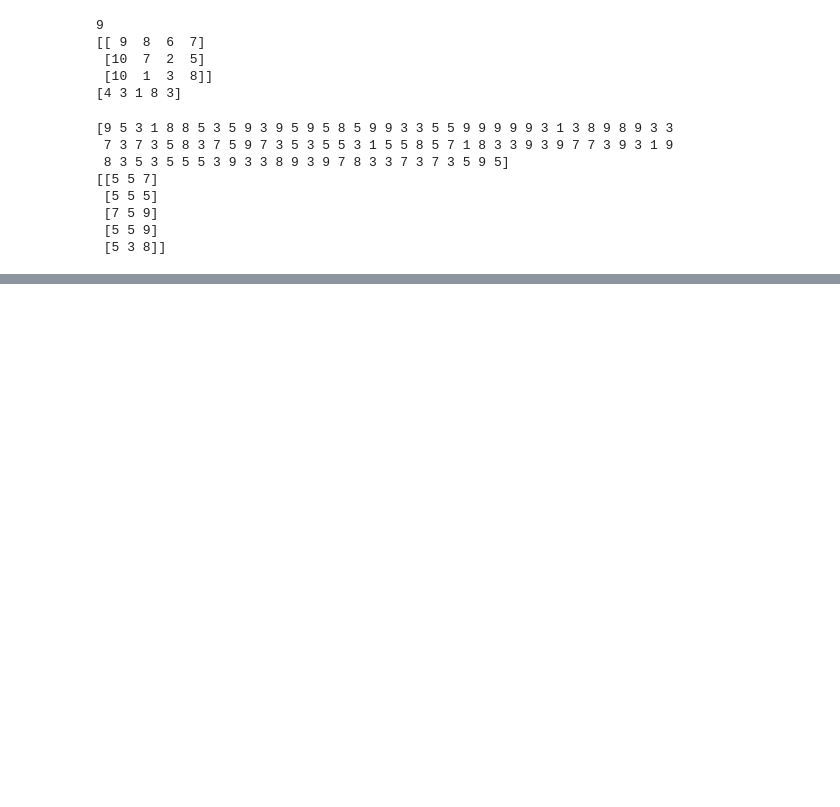
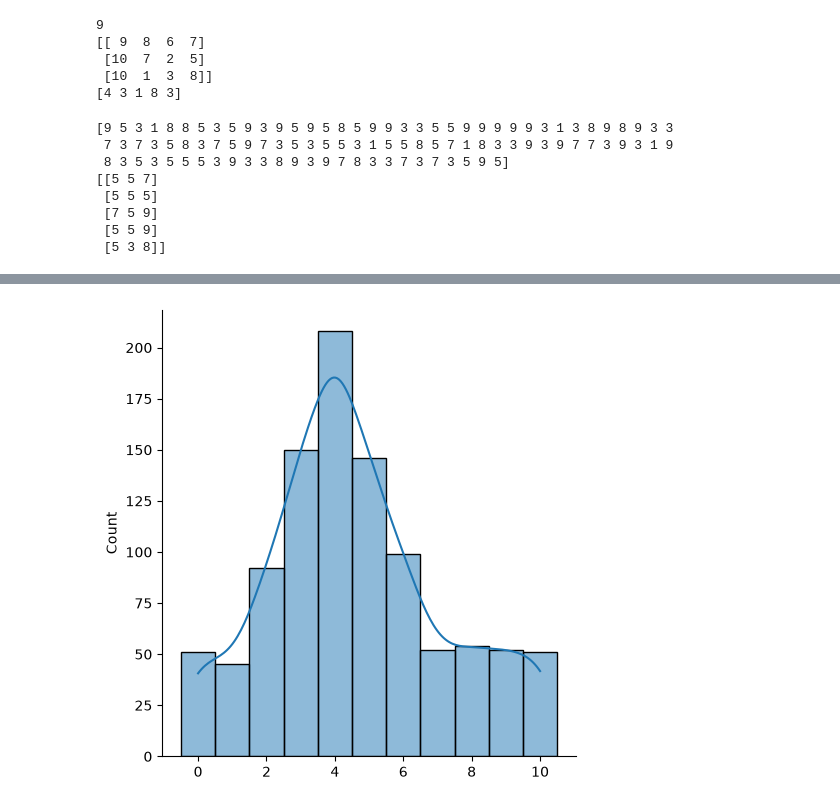
Before and after one commit to SystemByZ/ostad-data-science-course, a Jupyter notebook: module-05/numpy_tutorial.ipynb, the cells around one changed output, grey strips where cells are left out. Drawn from its saved outputs; the diff is of its cells as text; code cells hidden in the pictures; blank space fills up the shorter version.

```diff
--- a/module-05/numpy_tutorial.ipynb
+++ b/module-05/numpy_tutorial.ipynb
@@ -738,0 +780,9 @@ print(x)
+# %%
+import matplotlib.pyplot as plt
+import numpy as np
+import seaborn as sns
+
+sns.displot(data, discrete=True, kde=True)  # kde=True adds a kernel density estimate
+plt.show()
+# %% [output]
+[figure, added]
```
Also changed, not shown: parts of 15 cells of this notebook.
